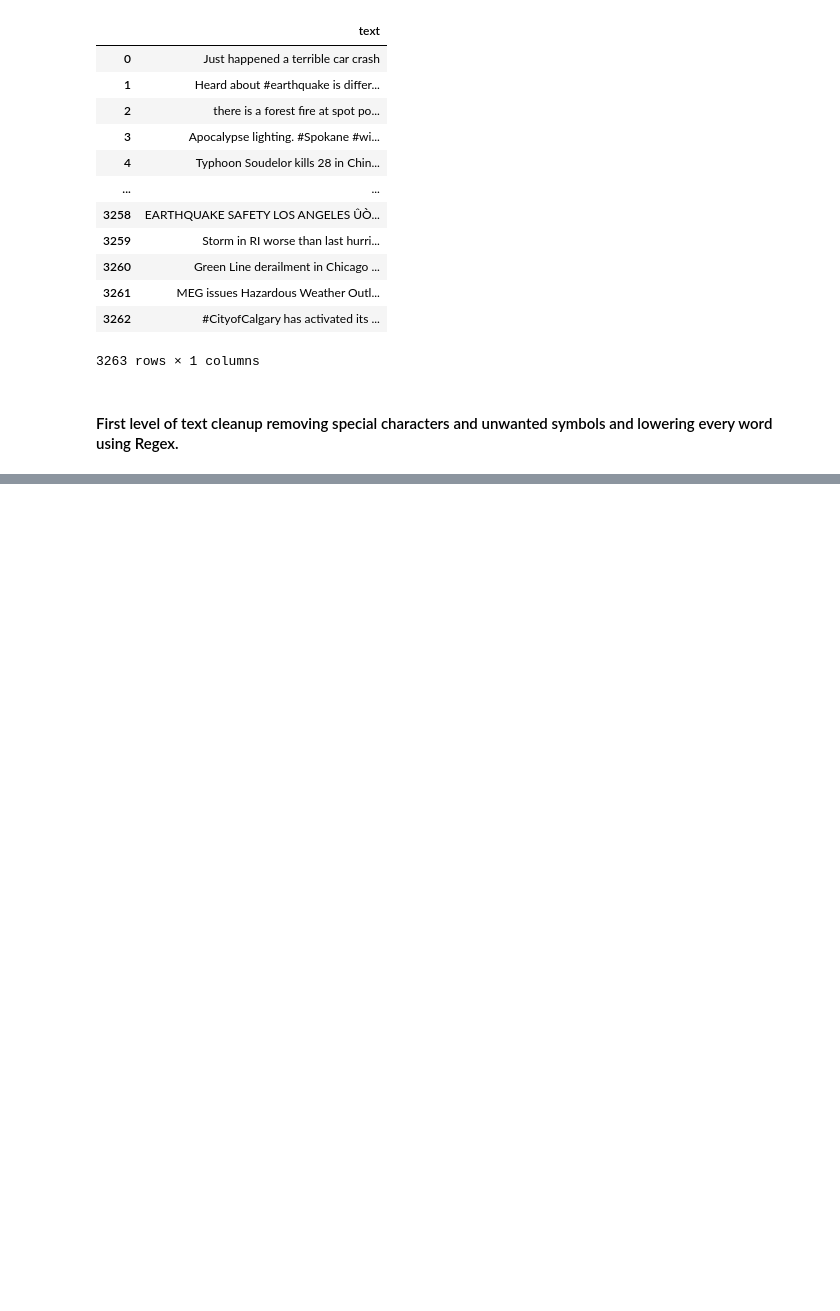
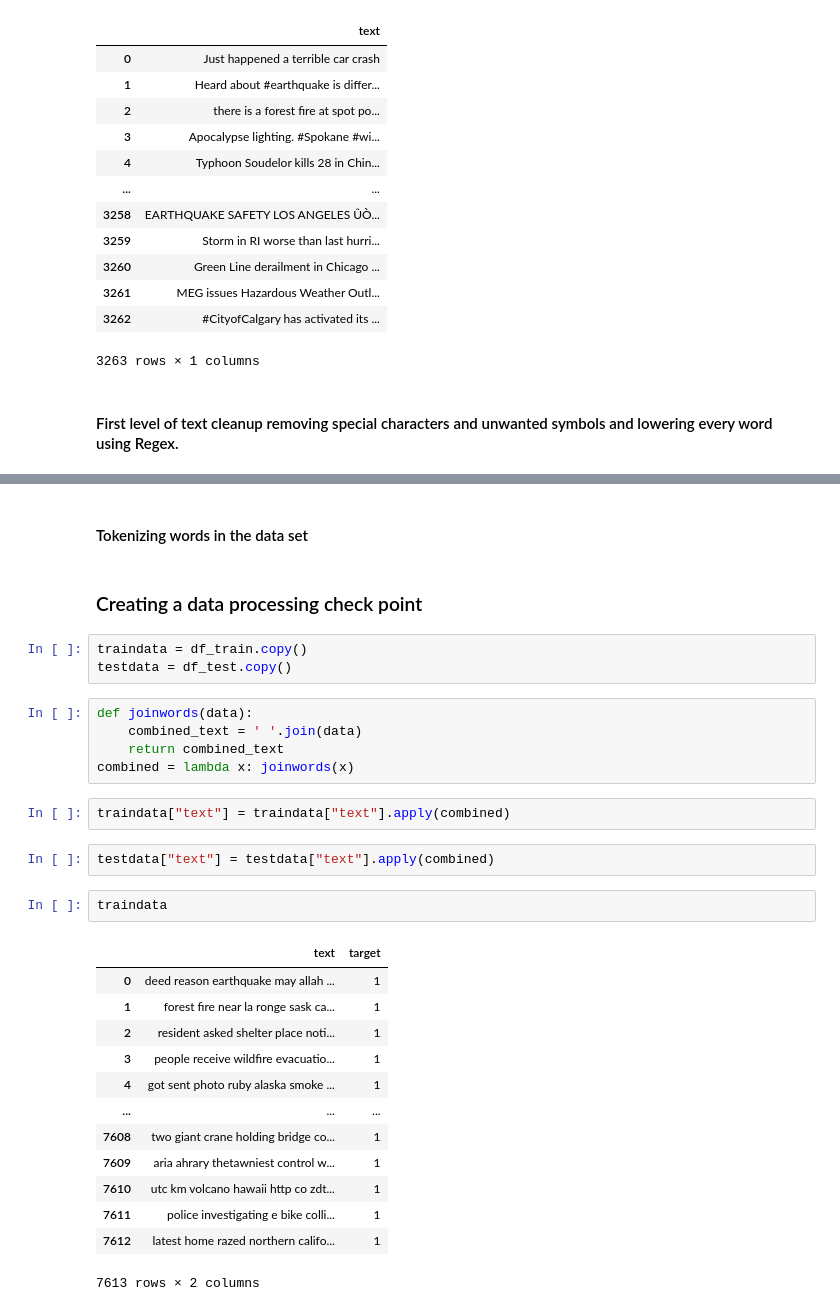
Before and after one commit to Nextgen-AI-solutions/Kaggle_challenges, a Jupyter notebook: Twitter_challenge/kaggleNLP.ipynb, the cells around one changed output, grey strips where cells are left out. Saved outputs shown, nothing was run; the diff lists cells and outputs as text; blank space fills up the shorter version.

```diff
--- a/Twitter_challenge/kaggleNLP.ipynb
+++ b/Twitter_challenge/kaggleNLP.ipynb
@@ -150,0 +297,32 @@ df_train
+# %% [markdown]
+#### Tokenizing words in the data set
+# %% [markdown]
+### Creating a data processing check point
+# %%
+traindata = df_train.copy()
+testdata = df_test.copy()
+# %%
+def joinwords(data):
+    combined_text = ' '.join(data)
+    return combined_text
+combined = lambda x: joinwords(x)
+# %%
+traindata["text"] = traindata["text"].apply(combined)
+# %%
+testdata["text"] = testdata["text"].apply(combined)
+# %%
+traindata
+# %% [output]
+|  | text | target |
+| 0 | deed reason earthquake may allah ... | 1 |
+| 1 | forest fire near la ronge sask ca... | 1 |
+| 2 | resident asked shelter place noti... | 1 |
+| 3 | people receive wildfire evacuatio... | 1 |
+| 4 | got sent photo ruby alaska smoke ... | 1 |
+| ... | ... | ... |
+| 7608 | two giant crane holding bridge co... | 1 |
+| 7609 | aria ahrary thetawniest control w... | 1 |
+| 7610 | utc km volcano hawaii http co zdt... | 1 |
+| 7611 | police investigating e bike colli... | 1 |
+| 7612 | latest home razed northern califo... | 1 |
+7613 rows × 2 columns
```
Also changed, not shown: parts of 63 cells of this notebook.
